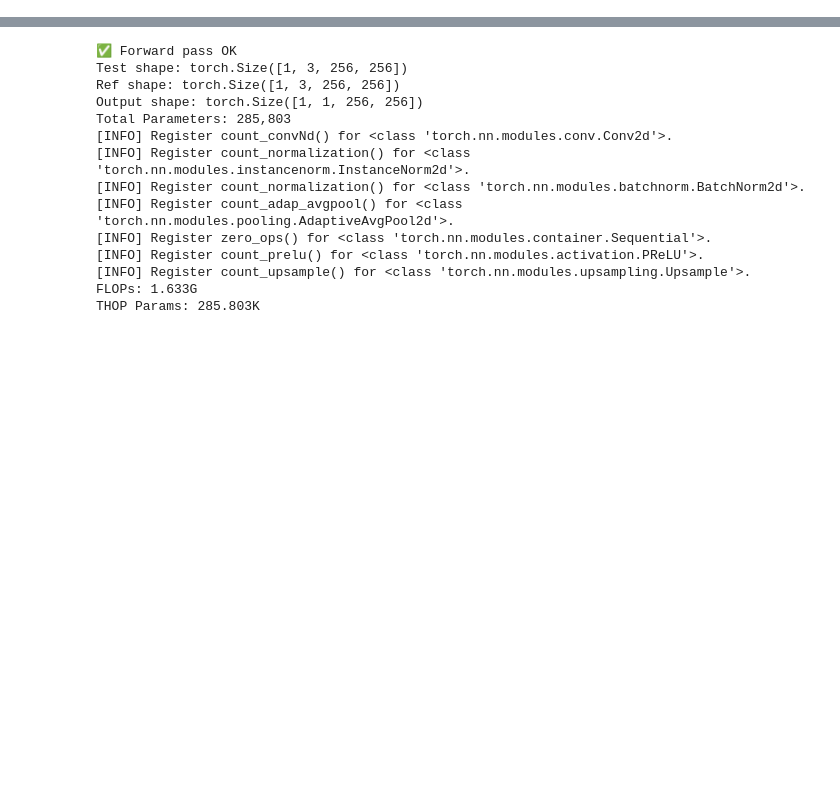
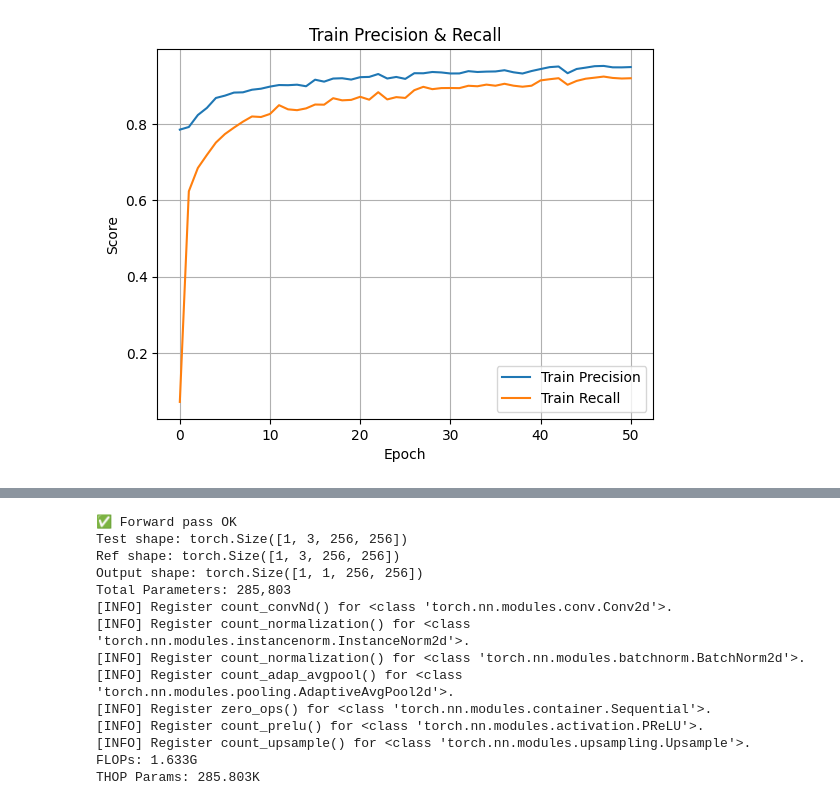
Before and after one commit to Msadr471/TPCV-CD, a Jupyter notebook: test.ipynb, the cells around one changed output, grey strips where cells are left out. Saved outputs shown, nothing was run; the diff lists cells and outputs as text; code cells hidden in the pictures; blank space fills up the shorter version.

Commit message:
new results and weights

```diff
--- a/test.ipynb
+++ b/test.ipynb
@@ -0,0 +1,94 @@
+# %%
+import matplotlib.pyplot as plt
+import numpy as np
+
+train_prec, train_rec, train_f1, train_iou = [], [], [], []
+val_prec, val_rec, val_f1, val_iou = [], [], [], []
+
+with open('results.txt', 'r') as f:
+    lines = f.readlines()
+
+is_val = False
+for line in lines:
+    if 'Validation phase' in line:
+        is_val = True
+    if 'Training phase' in line:
+        is_val = False
+
+    if 'Precision' in line:
+        val = float(line.strip().split()[-1])
+        (val_prec if is_val else train_prec).append(val)
+    elif 'Recall' in line:
+        val = float(line.strip().split()[-1])
+        (val_rec if is_val else train_rec).append(val)
+    elif 'F1' in line:
+        val = float(line.strip().split()[-1])
+        (val_f1 if is_val else train_f1).append(val)
+    elif 'IoU' in line:
+        val = float(line.strip().split()[-1])
+        (val_iou if is_val else train_iou).append(val)
+
+epochs = list(range(len(train_prec)))
+
+# 1. Train Precision & Recall
+plt.figure()
+plt.plot(epochs, train_prec, label='Train Precision')
+plt.plot(epochs, train_rec, label='Train Recall')
+plt.title('Train Precision & Recall')
+plt.xlabel('Epoch')
+plt.ylabel('Score')
+plt.legend()
+plt.grid(True)
+plt.savefig('train_precision_recall.png', dpi=300)
+plt.show()
+
+# 2. Val Precision & Recall
+plt.figure()
+plt.plot(epochs, val_prec, label='Val Precision')
+plt.plot(epochs, val_rec, label='Val Recall')
+plt.title('Val Precision & Recall')
+plt.xlabel('Epoch')
+plt.ylabel('Score')
+plt.legend()
+plt.grid(True)
+plt.savefig('val_precision_recall.png', dpi=300)
+plt.show()
+
+# 3. F1 Score (with peaks)
+plt.figure()
+plt.plot(epochs, train_f1, label='Train F1')
+plt.plot(epochs, val_f1, label='Val F1')
+
+max_train = max(train_f1)
+epoch_train = train_f1.index(max_train)
+plt.plot(epoch_train, max_train, 'ro')
+plt.text(epoch_train, max_train, f'{max_train:.3f} @ {epoch_train}', fontsize=8, color='r')
+
+max_val = max(val_f1)
+epoch_val = val_f1.index(max_val)
+plt.plot(epoch_val, max_val, 'go')
+plt.text(epoch_val, max_val, f'{max_val:.3f} @ {epoch_val}', fontsize=8, color='g')
+
+plt.title('F1 Score (w/ Peaks)')
+plt.xlabel('Epoch')
+plt.ylabel('F1')
+plt.xticks(np.arange(0, len(epochs), step=5))
+plt.yticks(np.linspace(0, 1, 20))
+plt.grid(True)
+plt.legend()
+plt.savefig('f1_score.png', dpi=300)
+plt.show()
+
+# 4. IoU
+plt.figure()
+plt.plot(epochs, train_iou, label='Train IoU')
+plt.plot(epochs, val_iou, label='Val IoU')
+plt.title('IoU Score')
+plt.xlabel('Epoch')
+plt.ylabel('IoU')
+plt.legend()
+plt.grid(True)
+plt.savefig('iou_score.png', dpi=300)
+plt.show()
+# %% [output]
+[figure, added]
```
Also changed, not shown: parts of 6 cells of this notebook, 13 other files.
